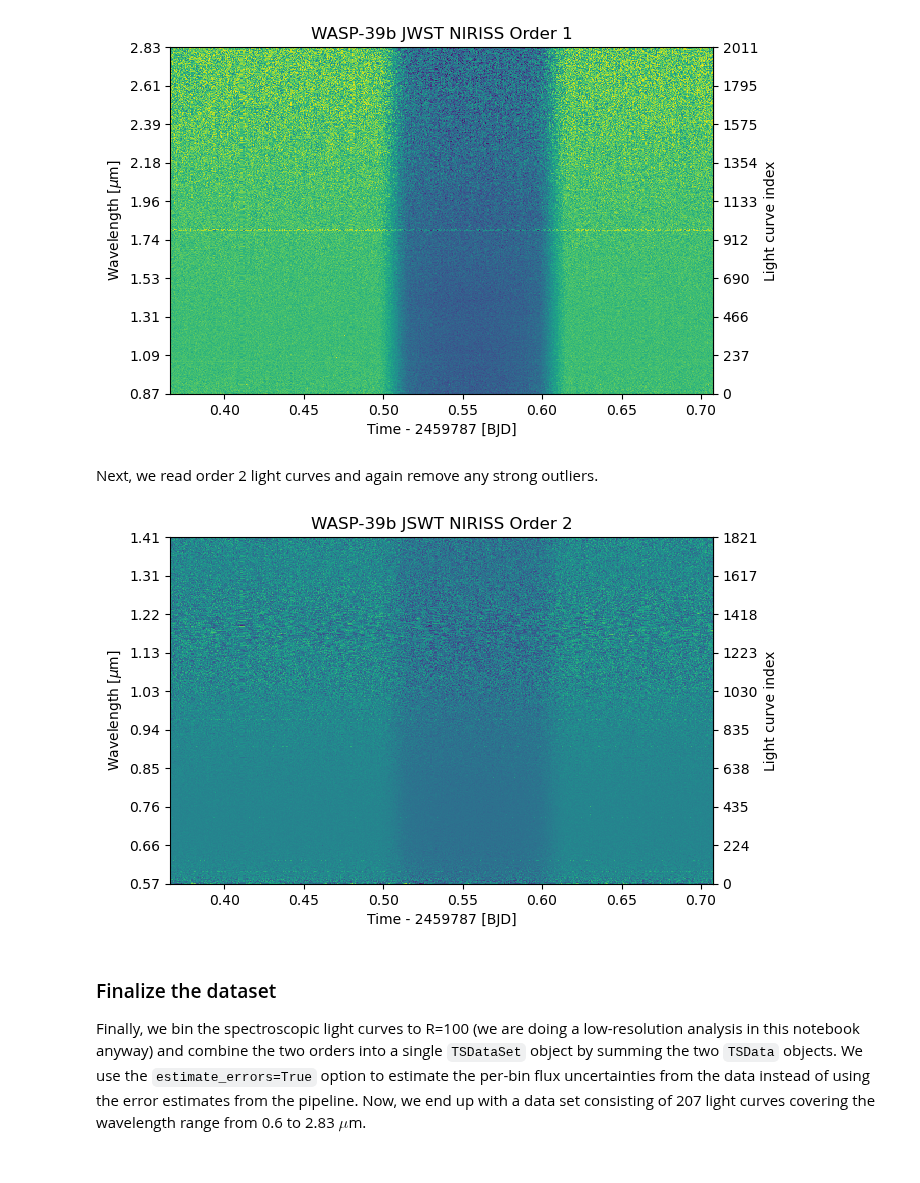
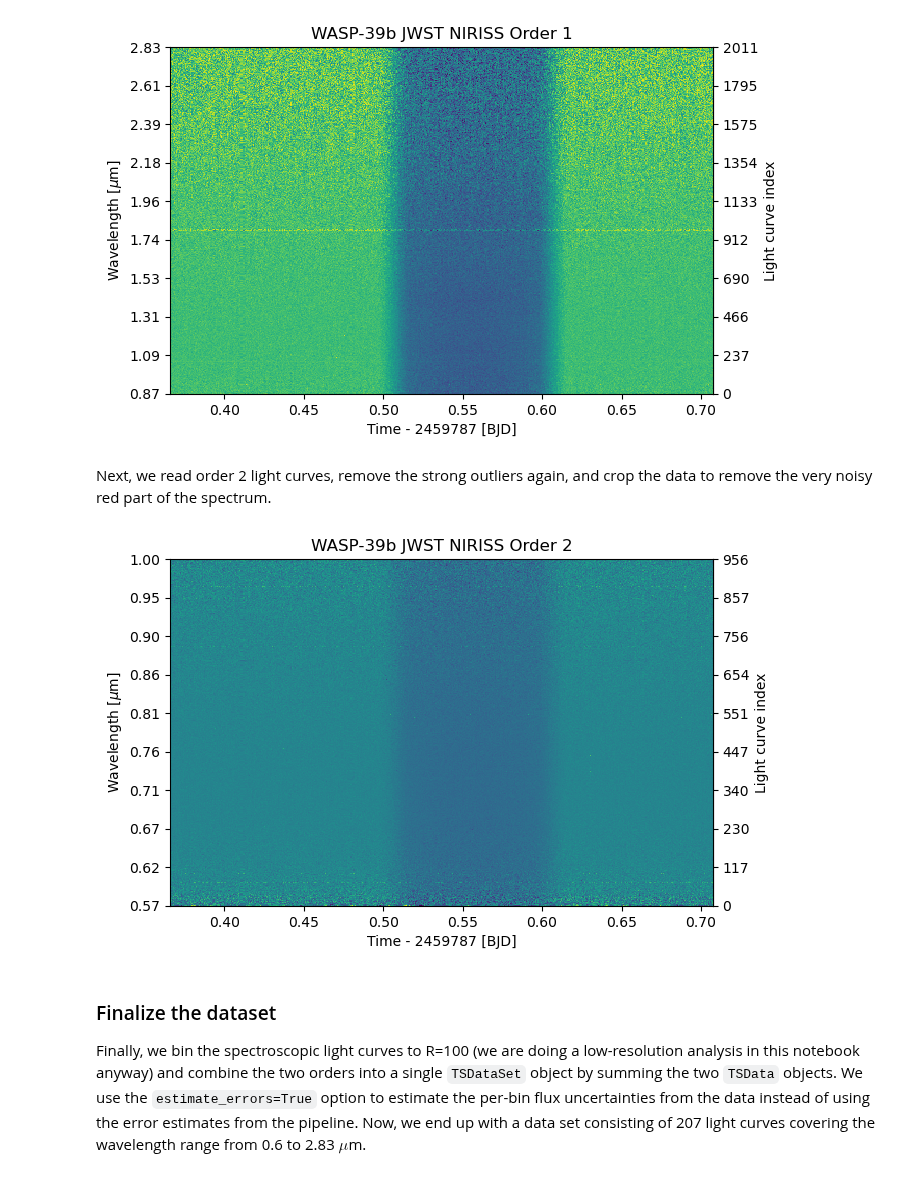
Before and after one commit to hpparvi/ExoIris, a Jupyter notebook: doc/source/examples/e01/01a_not_so_short_intro.ipynb, the cells around one changed output. Saved outputs shown, nothing was run; the diff lists cells and outputs as text; code cells hidden in the pictures.

```diff
--- a/doc/source/examples/e01/01a_not_so_short_intro.ipynb
+++ b/doc/source/examples/e01/01a_not_so_short_intro.ipynb
@@ -50,13 +59,14 @@ d1.plot(figsize=(7, 4.5));
 # %% [output]
 [figure]
 # %% [markdown]
-Next, we read order 2 light curves and again remove any strong outliers.
+Next, we read order 2 light curves, remove the strong outliers again, and crop the data to remove the very noisy red part of the spectrum.
 # %%
 d2 = read_data('data/nirHiss_order_2.h5', "WASP-39b JWST NIRISS Order 2")
 d2.remove_outliers()
+d2.crop_wavelength(d2.wllims[0], 1.0)
 d2.plot(figsize=(7, 4.5));
 # %% [output]
-[figure, old version]
+[figure, new version]
 # %% [markdown]
 ### Finalize the dataset
 
```
Also changed, not shown: parts of 21 cells of this notebook.
